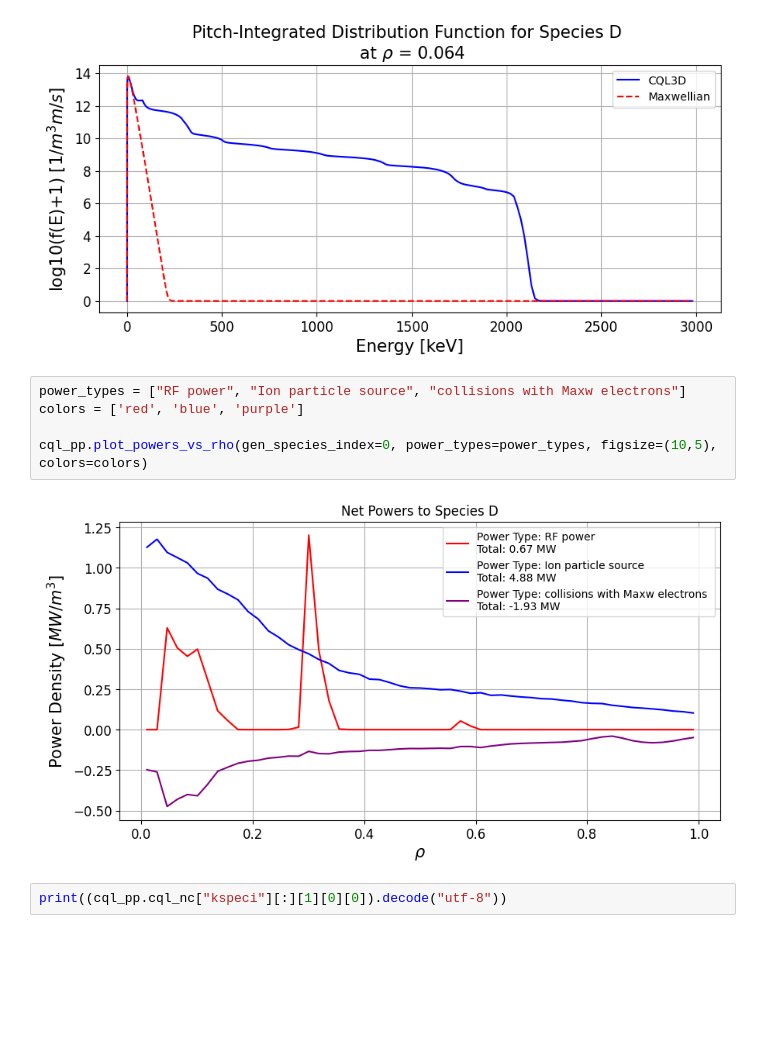
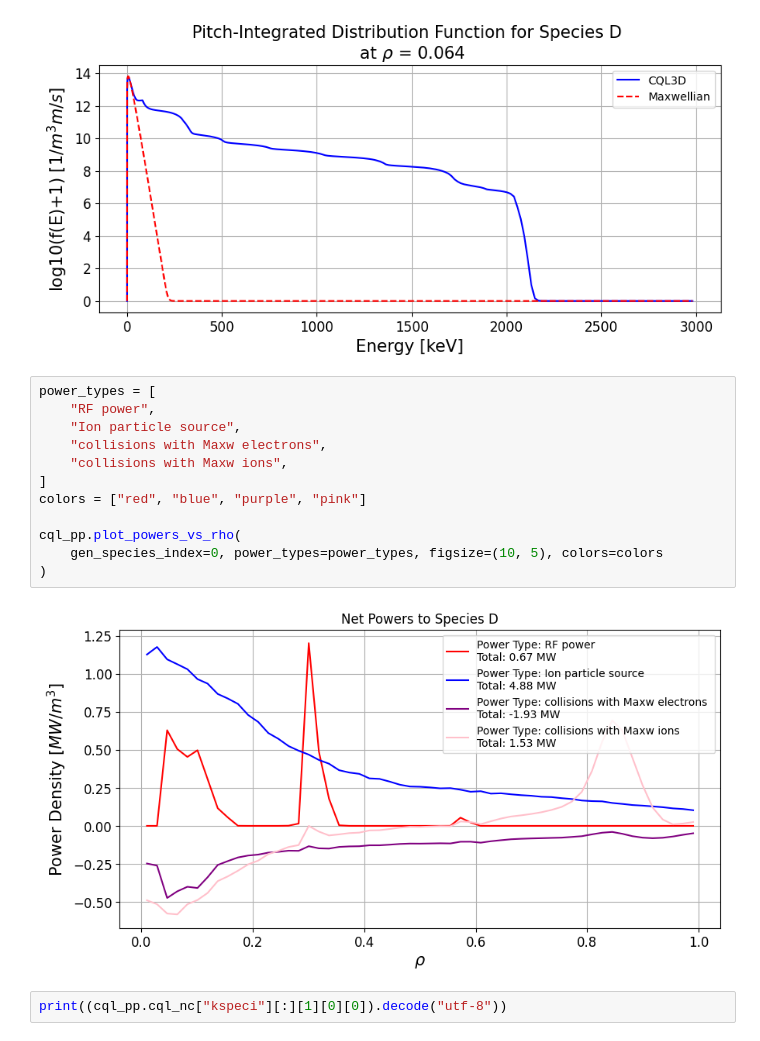
Before and after one commit to vandelij/aorsa_cql_mcgo_toolkit, a Jupyter notebook: cql3d_post_processing.ipynb, the cells around one changed output. Drawn from its saved outputs; the diff is of its cells as text; blank space fills up the shorter version.

```diff
--- a/cql3d_post_processing.ipynb
+++ b/cql3d_post_processing.ipynb
@@ -74,12 +74,19 @@ cql_pp.plot_pitch_integrated_distribution_function_versus_maxwellian(
 # %% [output]
 [figure]
 # %%
-power_types = ["RF power", "Ion particle source", "collisions with Maxw electrons"]
-colors = ['red', 'blue', 'purple']
+power_types = [
+    "RF power",
+    "Ion particle source",
+    "collisions with Maxw electrons",
+    "collisions with Maxw ions",
+]
+colors = ["red", "blue", "purple", "pink"]
 
-cql_pp.plot_powers_vs_rho(gen_species_index=0, power_types=power_types, figsize=(10,5), colors=colors)
+cql_pp.plot_powers_vs_rho(
+    gen_species_index=0, power_types=power_types, figsize=(10, 5), colors=colors
+)
 # %% [output]
-[figure, old version]
+[figure, new version]
 # %%
 print((cql_pp.cql_nc["kspeci"][:][1][0][0]).decode("utf-8"))
 # %% [output]
```
Also changed, not shown: 2 other files.
